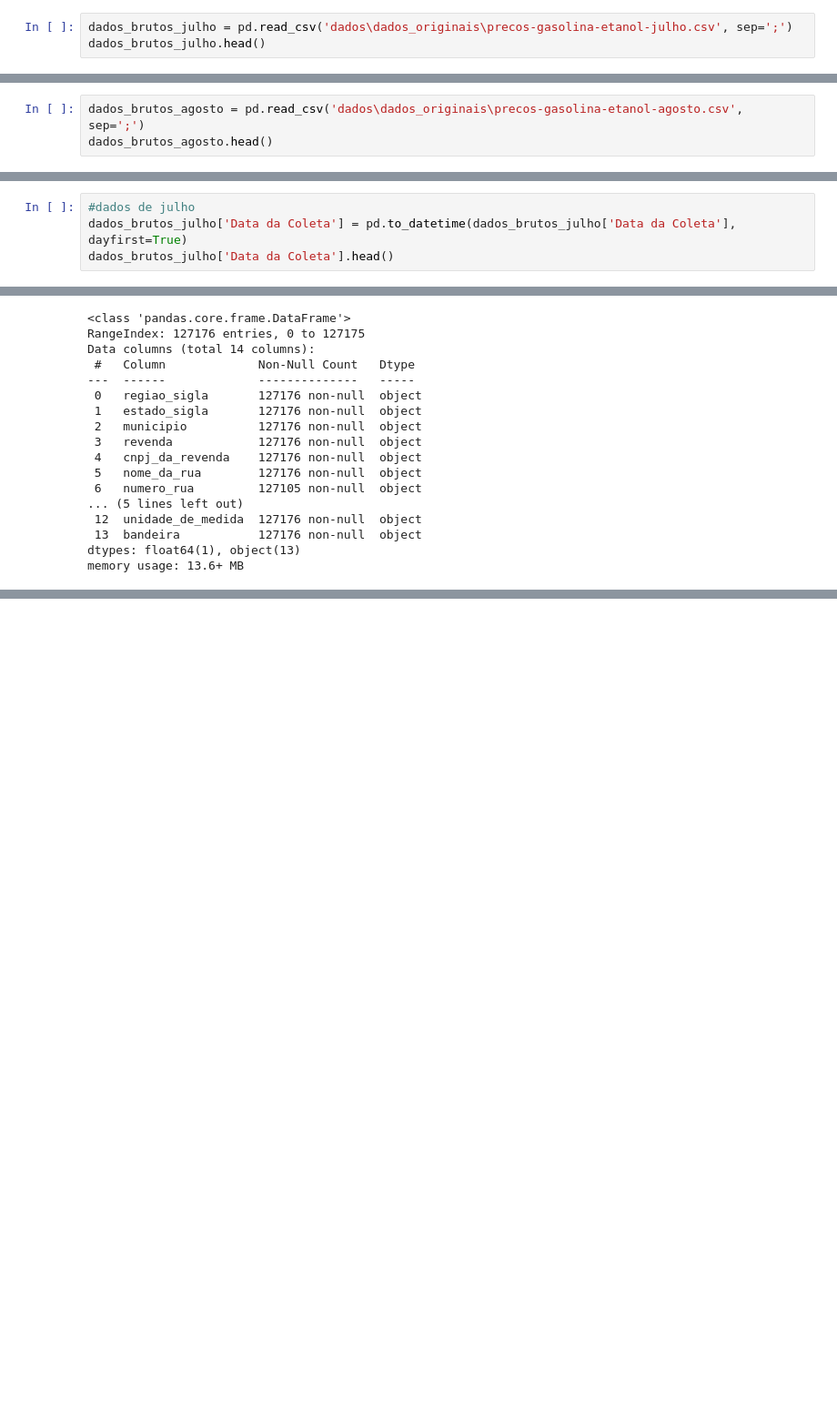
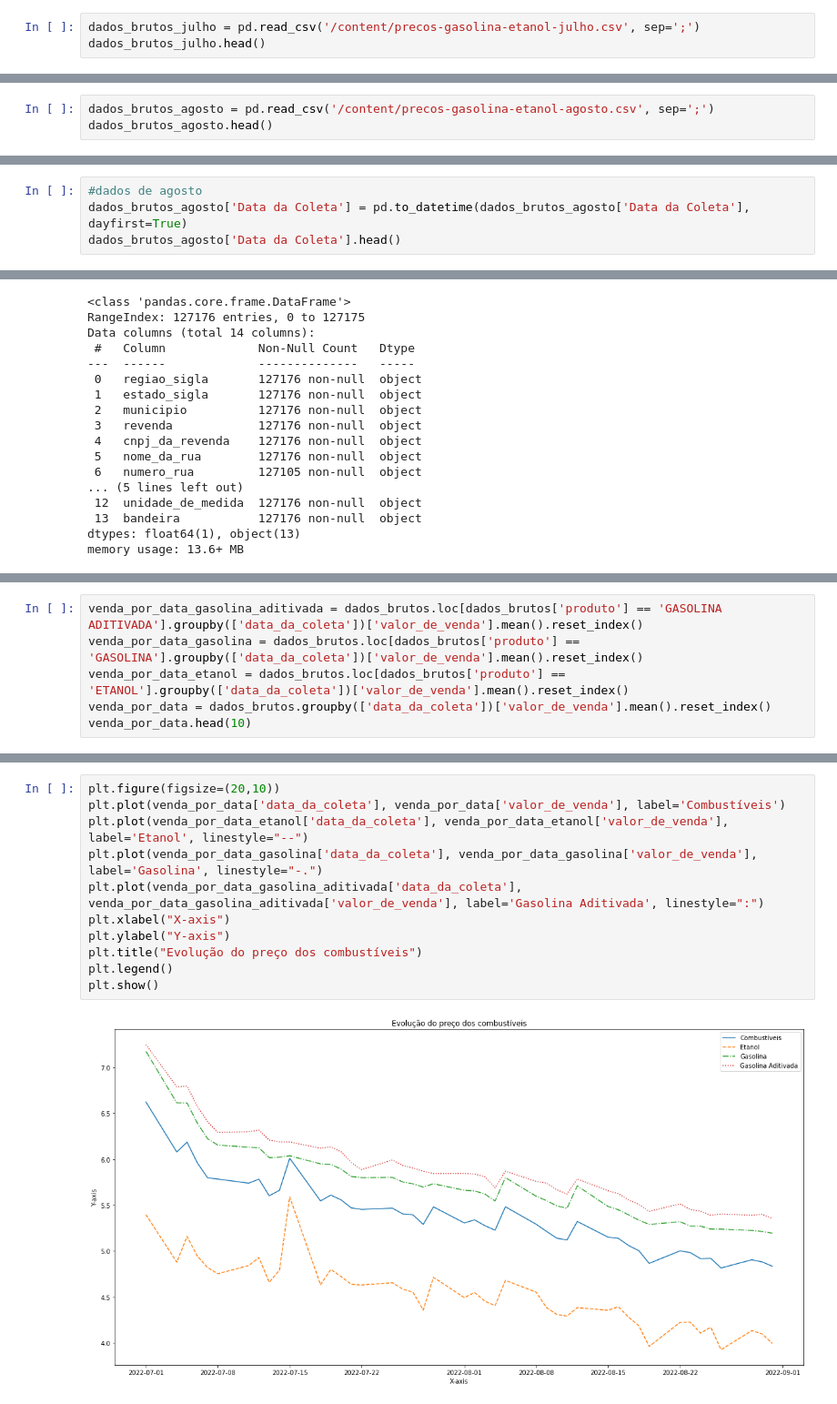
Before and after one commit to lucasCanella/Projeto-modulo-4, a Jupyter notebook: limpeza_adequacao_dados.ipynb, the cells around one changed output, grey strips where cells are left out. Shown: that part at 91% size. Drawn from its saved outputs; the diff is of its cells as text; blank space fills up the shorter version.

```diff
--- a/limpeza_adequacao_dados.ipynb
+++ b/limpeza_adequacao_dados.ipynb
@@ -13,7 +13,7 @@ import matplotlib.pyplot as plt
 # %% [markdown]
 ### Importando dados de julho de 2022
 # %%
-dados_brutos_julho = pd.read_csv('dados\dados_originais\precos-gasolina-etanol-julho.csv', sep=';')
+dados_brutos_julho = pd.read_csv('/content/precos-gasolina-etanol-julho.csv', sep=';')
 dados_brutos_julho.head()
 # %% [output]
 |  | Regiao - Sigla | Estado - Sigla | Municipio | Revenda | CNPJ da Revenda | Nome da Rua | Numero Rua | ... |
@@ -25,7 +25,7 @@ dados_brutos_julho.head()
 # %% [markdown]
 ### Importando dados de agosto de 2022
 # %%
-dados_brutos_agosto = pd.read_csv('dados\dados_originais\precos-gasolina-etanol-agosto.csv', sep=';')
+dados_brutos_agosto = pd.read_csv('/content/precos-gasolina-etanol-agosto.csv', sep=';')
 dados_brutos_agosto.head()
 # %% [output]
 |  | Regiao - Sigla | Estado - Sigla | Municipio | Revenda | CNPJ da Revenda | Nome da Rua | Numero Rua | ... |
@@ -50,7 +50,7 @@ dados_brutos_julho['Data da Coleta'].head()
 4   2022-07-01
 Name: Data da Coleta, dtype: datetime64[ns]
 # %%
-#dados de julho
-dados_brutos_julho['Data da Coleta'] = pd.to_datetime(dados_brutos_julho['Data da Coleta'], dayfirst=True)
-dados_brutos_julho['Data da Coleta'].head()
+#dados de agosto
+dados_brutos_agosto['Data da Coleta'] = pd.to_datetime(dados_brutos_agosto['Data da Coleta'], dayfirst=True)
+dados_brutos_agosto['Data da Coleta'].head()
 # %% [output]
@@ -265,0 +268,6 @@ memory usage: 13.6+ MB
+# %%
+venda_por_data_gasolina_aditivada = dados_brutos.loc[dados_brutos['produto'] == 'GASOLINA ADITIVADA'].groupby(['data_da_coleta'])['valor_de_venda'].mean().reset_index()
+venda_por_data_gasolina = dados_brutos.loc[dados_brutos['produto'] == 'GASOLINA'].groupby(['data_da_coleta'])['valor_de_venda'].mean().reset_index()
+venda_por_data_etanol = dados_brutos.loc[dados_brutos['produto'] == 'ETANOL'].groupby(['data_da_coleta'])['valor_de_venda'].mean().reset_index()
+venda_por_data = dados_brutos.groupby(['data_da_coleta'])['valor_de_venda'].mean().reset_index()
+venda_por_data.head(10)
@@ -265,0 +286,13 @@ memory usage: 13.6+ MB
+# %%
+plt.figure(figsize=(20,10))
+plt.plot(venda_por_data['data_da_coleta'], venda_por_data['valor_de_venda'], label='Combustíveis')
+plt.plot(venda_por_data_etanol['data_da_coleta'], venda_por_data_etanol['valor_de_venda'], label='Etanol', linestyle="--")
+plt.plot(venda_por_data_gasolina['data_da_coleta'], venda_por_data_gasolina['valor_de_venda'], label='Gasolina', linestyle="-.")
+plt.plot(venda_por_data_gasolina_aditivada['data_da_coleta'], venda_por_data_gasolina_aditivada['valor_de_venda'], label='Gasolina Aditivada', linestyle=":")
+plt.xlabel("X-axis")
+plt.ylabel("Y-axis")
+plt.title("Evolução do preço dos combustíveis")
+plt.legend()
+plt.show()
+# %% [output]
+[figure, added]
```
Also changed, not shown: parts of 14 cells of this notebook.
